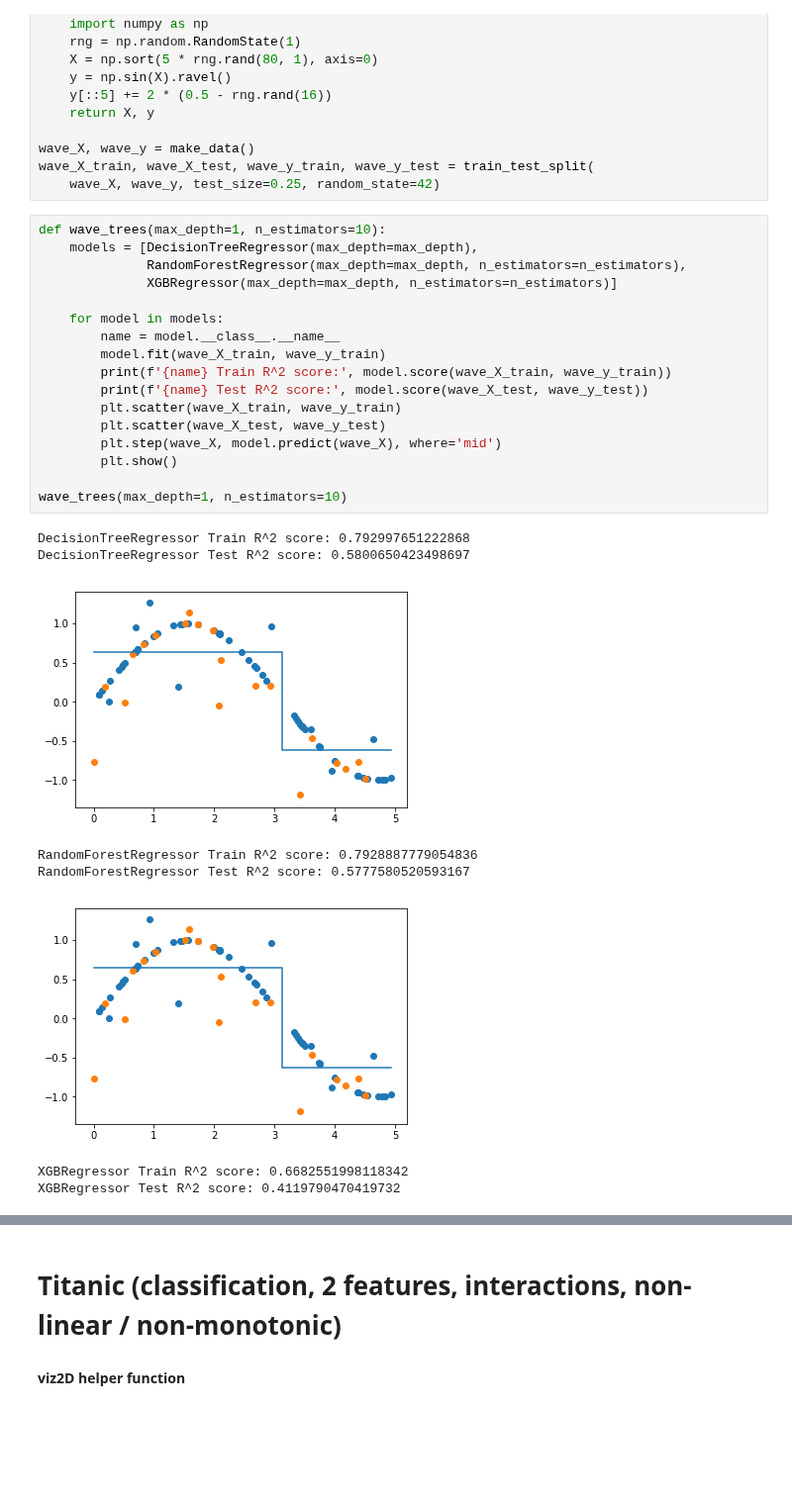
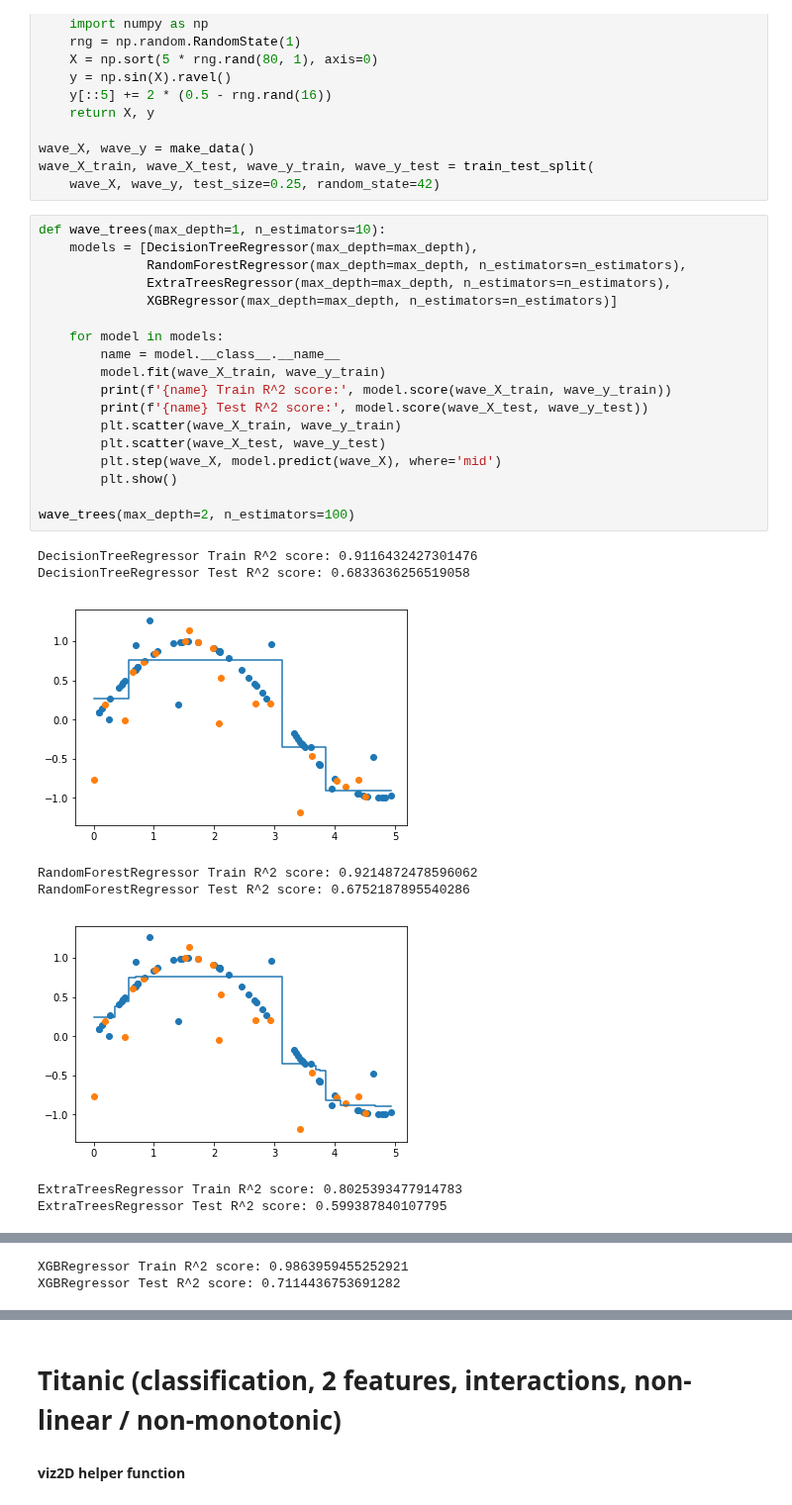
Before and after one commit to LambdaSchool/DS-Unit-2-Sprint-3-Classification-Validation, a Jupyter notebook: module4-rf-gb/LS_DS_234_Random_Forests_Gradient_Boosting.ipynb, the cells around one changed output, grey strips where cells are left out. Shown at 99% size. Cells and saved outputs as stored; diff of their text form; blank space fills up the shorter version.

```diff
--- a/module4-rf-gb/LS_DS_234_Random_Forests_Gradient_Boosting.ipynb
+++ b/module4-rf-gb/LS_DS_234_Random_Forests_Gradient_Boosting.ipynb
@@ -203,26 +204,27 @@ wave_X_train, wave_X_test, wave_y_train, wave_y_test = train_test_split(
 # %%
 def wave_trees(max_depth=1, n_estimators=10):
     models = [DecisionTreeRegressor(max_depth=max_depth),
               RandomForestRegressor(max_depth=max_depth, n_estimators=n_estimators),
+              ExtraTreesRegressor(max_depth=max_depth, n_estimators=n_estimators),
               XGBRegressor(max_depth=max_depth, n_estimators=n_estimators)]
 
     for model in models:
         name = model.__class__.__name__
         model.fit(wave_X_train, wave_y_train)
         print(f'{name} Train R^2 score:', model.score(wave_X_train, wave_y_train))
         print(f'{name} Test R^2 score:', model.score(wave_X_test, wave_y_test))
         plt.scatter(wave_X_train, wave_y_train)
         plt.scatter(wave_X_test, wave_y_test)
         plt.step(wave_X, model.predict(wave_X), where='mid')
         plt.show()
 
-wave_trees(max_depth=1, n_estimators=10)
+wave_trees(max_depth=2, n_estimators=100)
 # %% [output]
-DecisionTreeRegressor Train R^2 score: 0.792997651222868
-DecisionTreeRegressor Test R^2 score: 0.5800650423498697
+DecisionTreeRegressor Train R^2 score: 0.9116432427301476
+DecisionTreeRegressor Test R^2 score: 0.6833636256519058
-[figure, old version]
+[figure, new version]
-RandomForestRegressor Train R^2 score: 0.7928887779054836
-RandomForestRegressor Test R^2 score: 0.5777580520593167
+RandomForestRegressor Train R^2 score: 0.9214872478596062
+RandomForestRegressor Test R^2 score: 0.6752187895540286
-[figure, old version]
+[figure, new version]
-XGBRegressor Train R^2 score: 0.6682551998118342
-XGBRegressor Test R^2 score: 0.4119790470419732
+ExtraTreesRegressor Train R^2 score: 0.8025393477914783
+ExtraTreesRegressor Test R^2 score: 0.599387840107795
@@ -229,0 +232,2 @@ XGBRegressor Test R^2 score: 0.4119790470419732
+XGBRegressor Train R^2 score: 0.9863959455252921
+XGBRegressor Test R^2 score: 0.7114436753691282
```
Also changed, not shown: parts of 7 cells of this notebook.
